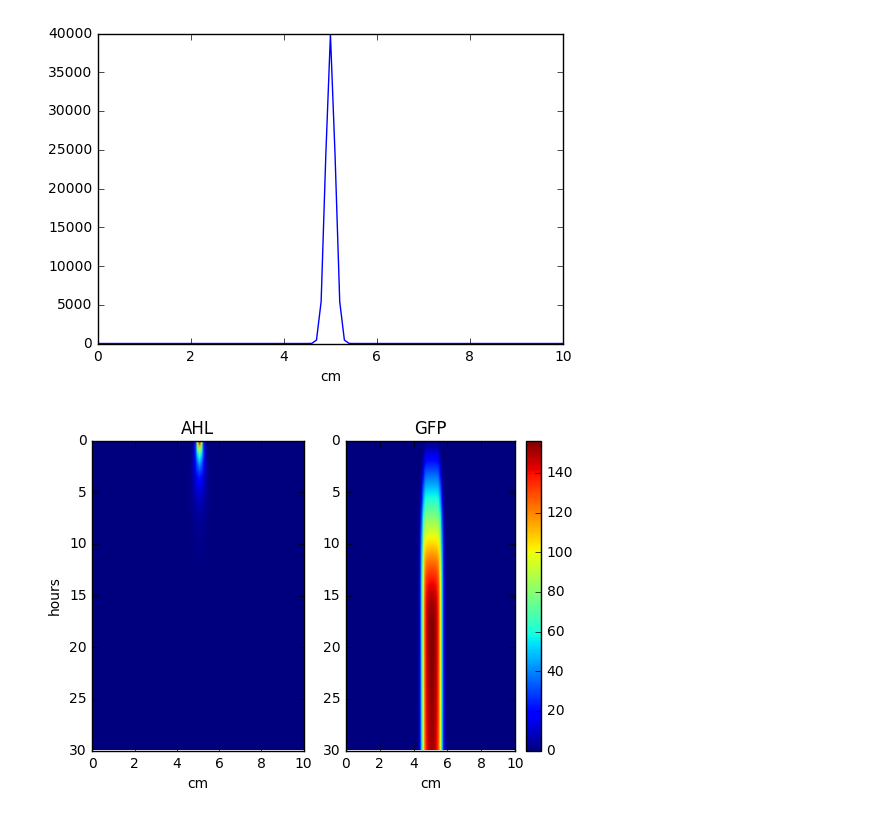
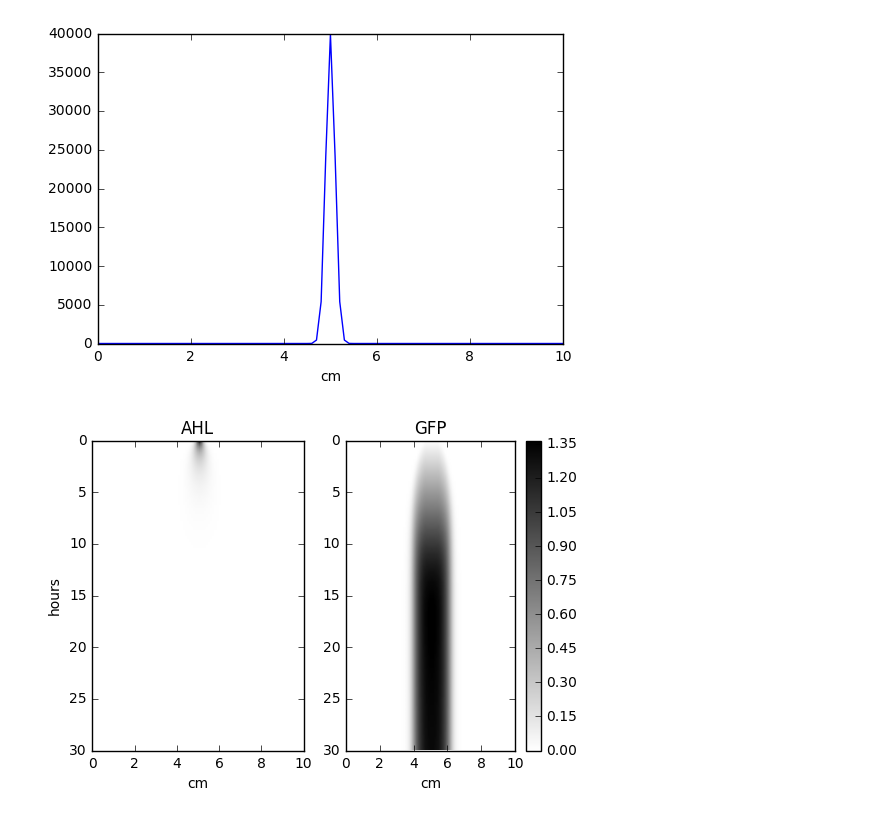
Before and after one commit to JohnHenningsen/RDsim, a Jupyter notebook: rdSim2.ipynb, the cells around one changed output. Cells and saved outputs as stored; diff of their text form; code cells hidden in the pictures.

Commit message:
reworked frontWidth, produced figures

```diff
--- a/rdSim2.ipynb
+++ b/rdSim2.ipynb
@@ -69,11 +73,11 @@ size = 0.1   # meters
 T = 30   # hours
 x, dx, t = discretisation(size, T, 101)
 
-Da = 1e-10   #m^2/s
+Da = 5e-10   #m^2/s
 delta_a = 1e-4   #1/s
 n = 1.8
 Ka = 50   #nM? -> halfMaxTime of g
-alpha_g = 3e-3   #1/s -> max of g
+alpha_g = 3e-5   #1/s -> max of g
 delta_g = 1e-6   #1/s
 # %%
 # Initial Conditions
@@ -99,14 +103,14 @@ a = y[:,0:varLength-1]
 g = y[:,varLength:-1]
 # %%
 plt.subplot(121)
-plt.imshow(a, extent=(0,size*100,T,0), aspect='auto')
+plt.imshow(a, extent=(0,size*100,T,0), aspect='auto', cmap='binary')
 plt.ylabel('hours')
 plt.xlabel('cm')
 plt.title('AHL')
 plt.subplot(122)
-plt.imshow(g, extent=(0,size*100,T,0), aspect='auto')
+plt.imshow(g, extent=(0,size*100,T,0), aspect='auto', cmap='binary')
 plt.xlabel('cm')
 plt.title('GFP')
 plt.colorbar();
 # %% [output]
-[figure, old version]
+[figure, new version]
```
Also changed, not shown: parts of 8 cells of this notebook.
